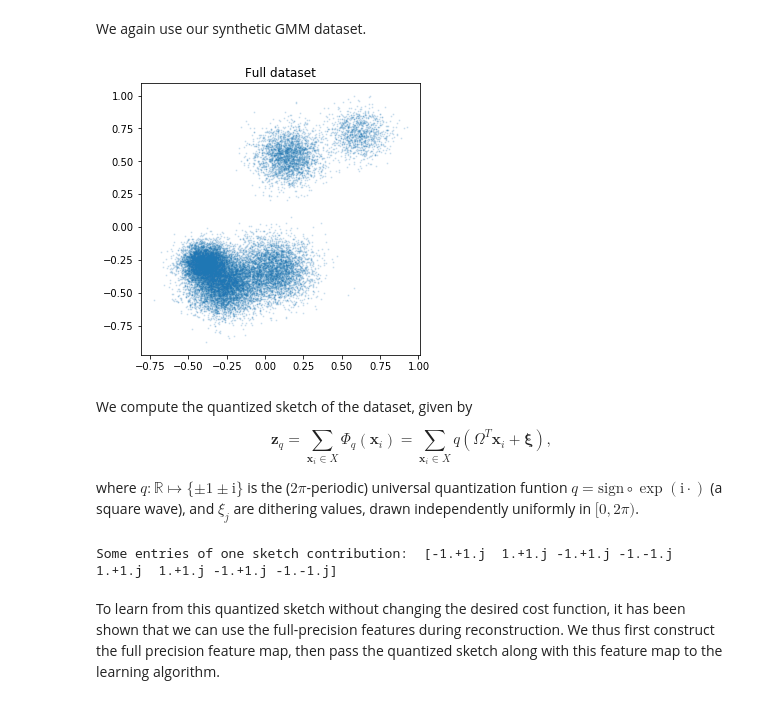
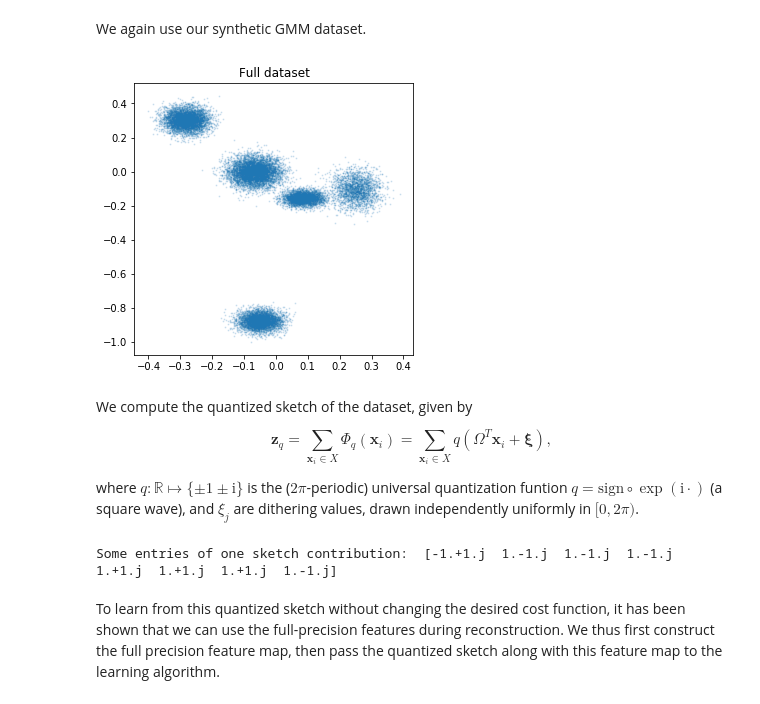
Before and after one commit to schellekensv/pycle, a Jupyter notebook: Demo_3-quantized_sketches.ipynb, the cells around one changed output. Saved outputs shown, nothing was run; the diff lists cells and outputs as text; code cells hidden in the pictures.

```diff
--- a/Demo_3-quantized_sketches.ipynb
+++ b/Demo_3-quantized_sketches.ipynb
@@ -15,19 +15,19 @@ We again use our synthetic GMM dataset.
 # %%
 from pycle.utils import generatedataset_GMM
 
 d = 2     # Dimension
 K = 5     # Number of Gaussians
 n = 20000 # Number of samples we want to generate
 # We use the generatedataset_GMM method from pycle (we ask that the entries are <= 1, and imbalanced clusters)
-(X,*_) = generatedataset_GMM(d,K,n,normalize='l_inf-unit-ball',balanced=False)
+X = generatedataset_GMM(d,K,n,normalize='l_inf-unit-ball',balanced=False)
 
 # Visualize the dataset
 plt.figure(figsize=(5,5))
 plt.title("Full dataset")
 plt.scatter(X[:,0],X[:,1],s=1, alpha=0.15)
 plt.show()
 # %% [output]
-[figure, old version]
+[figure, new version]
 # %% [markdown]
 We compute the quantized sketch of the dataset, given by
 
@@ -39,7 +39,7 @@ import pycle.sketching as sk
 
 # As usual: sketch dimension, draw the frequencies
 m = 10*K*d # Sketch dimension
-Sigma = 0.1*np.eye(d)
+Sigma = 0.01*np.eye(d)
 Omega = sk.drawFrequencies("FoldedGaussian",d,m,Sigma) # Draw frequencies
 
 # Draw the dithering xi
@@ -53,7 +53,7 @@ print("Some entries of one sketch contribution: ",Phi_q(X[0])[:8]) # Takes 2m bi
 # Compute the sketch with those quantized features
 z_q = sk.computeSketch(X,Phi_q)
 # %% [output]
-Some entries of one sketch contribution:  [-1.+1.j  1.+1.j -1.+1.j -1.-1.j  1.+1.j  1.+1.j -1.+1.j -1.-1.j]
+Some entries of one sketch contribution:  [-1.+1.j  1.-1.j  1.-1.j  1.-1.j  1.+1.j  1.+1.j  1.+1.j  1.-1.j]
 # %% [markdown]
 To learn from this quantized sketch without changing the desired cost function, it has been shown that we can use the full-precision features during reconstruction. We thus first construct the full precision feature map, then pass the quantized sketch along with this feature map to the learning algorithm.
 # %%
```
Also changed, not shown: parts of 1 cell of this notebook, 4 other files.
